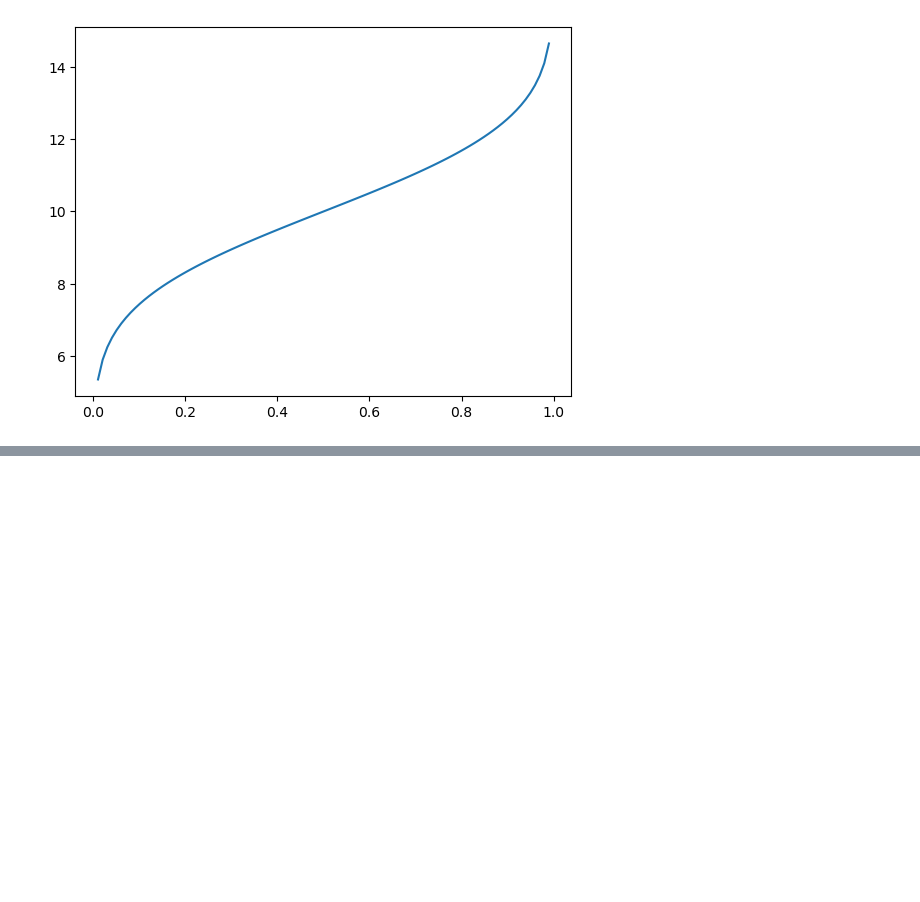
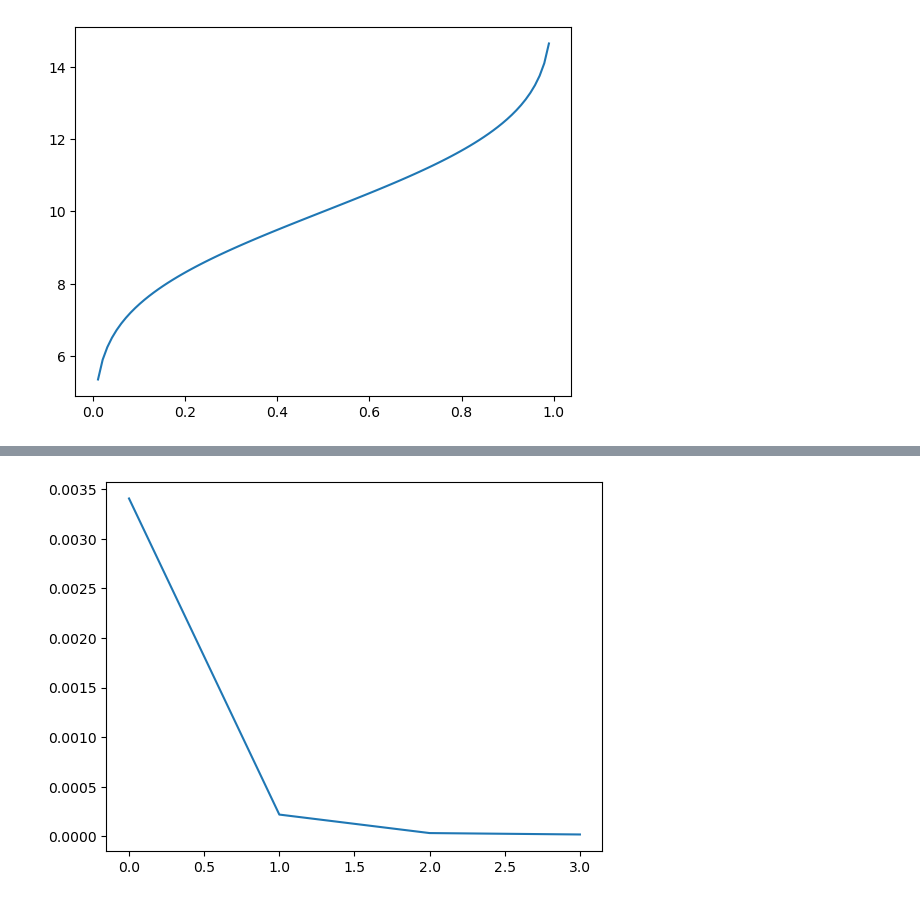
Before and after one commit to AlexanderTereshenkov/StatisticsNotebooks, a Jupyter notebook: lab6.ipynb, the cells around one changed output, grey strips where cells are left out. Saved outputs shown, nothing was run; the diff lists cells and outputs as text; code cells hidden in the pictures; blank space fills up the shorter version.

```diff
--- a/lab6.ipynb
+++ b/lab6.ipynb
@@ -132,0 +155,6 @@ ax.grid()
+# %%
+N = [0, 1, 2, 3]
+plt.plot(N, S)
+plt.show()
+# %% [output]
+[figure, added]
```
Also changed, not shown: parts of 6 cells of this notebook.
